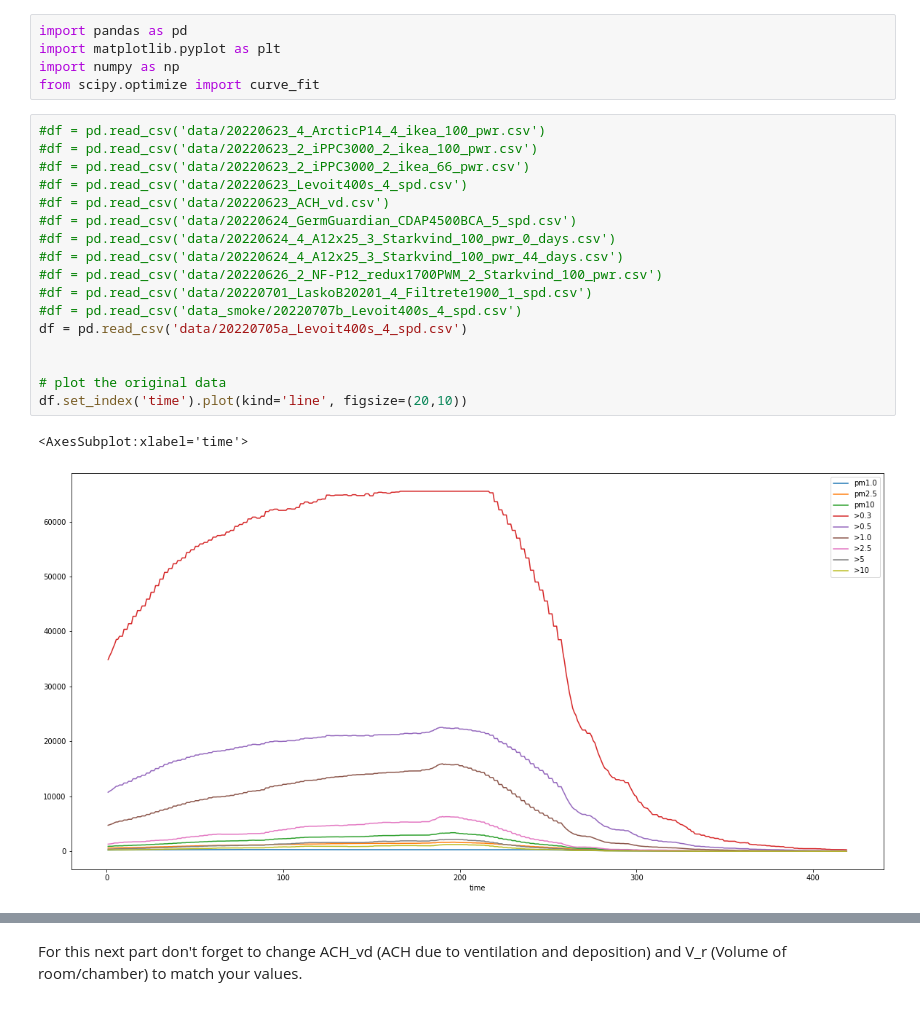
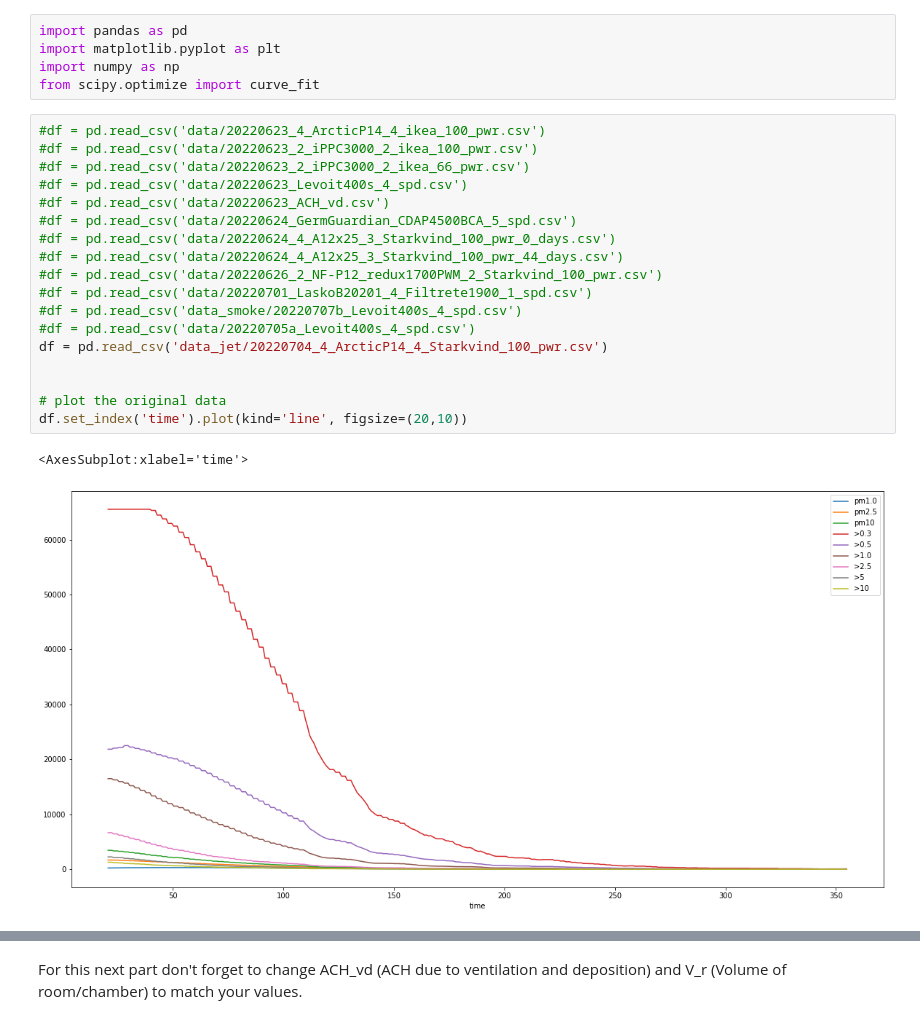
Before and after one commit to robwiss/analyze_cadr, a Jupyter notebook: analyze_cadr_start_2.ipynb, the cells around one changed output, grey strips where cells are left out. Cells and saved outputs as stored; diff of their text form.

Commit message:
sorting data by particle generation method

```diff
--- a/analyze_cadr_start_2.ipynb
+++ b/analyze_cadr_start_2.ipynb
@@ -6,23 +6,24 @@ from scipy.optimize import curve_fit
 # %%
 #df = pd.read_csv('data/20220623_4_ArcticP14_4_ikea_100_pwr.csv')
 #df = pd.read_csv('data/20220623_2_iPPC3000_2_ikea_100_pwr.csv')
 #df = pd.read_csv('data/20220623_2_iPPC3000_2_ikea_66_pwr.csv')
 #df = pd.read_csv('data/20220623_Levoit400s_4_spd.csv')
 #df = pd.read_csv('data/20220623_ACH_vd.csv')
 #df = pd.read_csv('data/20220624_GermGuardian_CDAP4500BCA_5_spd.csv')
 #df = pd.read_csv('data/20220624_4_A12x25_3_Starkvind_100_pwr_0_days.csv')
 #df = pd.read_csv('data/20220624_4_A12x25_3_Starkvind_100_pwr_44_days.csv')
 #df = pd.read_csv('data/20220626_2_NF-P12_redux1700PWM_2_Starkvind_100_pwr.csv')
 #df = pd.read_csv('data/20220701_LaskoB20201_4_Filtrete1900_1_spd.csv')
 #df = pd.read_csv('data_smoke/20220707b_Levoit400s_4_spd.csv')
-df = pd.read_csv('data/20220705a_Levoit400s_4_spd.csv')
+#df = pd.read_csv('data/20220705a_Levoit400s_4_spd.csv')
+df = pd.read_csv('data_jet/20220704_4_ArcticP14_4_Starkvind_100_pwr.csv')
 
 
 # plot the original data
 df.set_index('time').plot(kind='line', figsize=(20,10))
 # %% [output]
 <AxesSubplot:xlabel='time'>
-[figure, old version]
+[figure, new version]
 # %%
 df_pm = df[['time', 'pm1.0', 'pm2.5', 'pm10']].copy()
 
```
Also changed, not shown: parts of 6 cells of this notebook, 33 other files.
